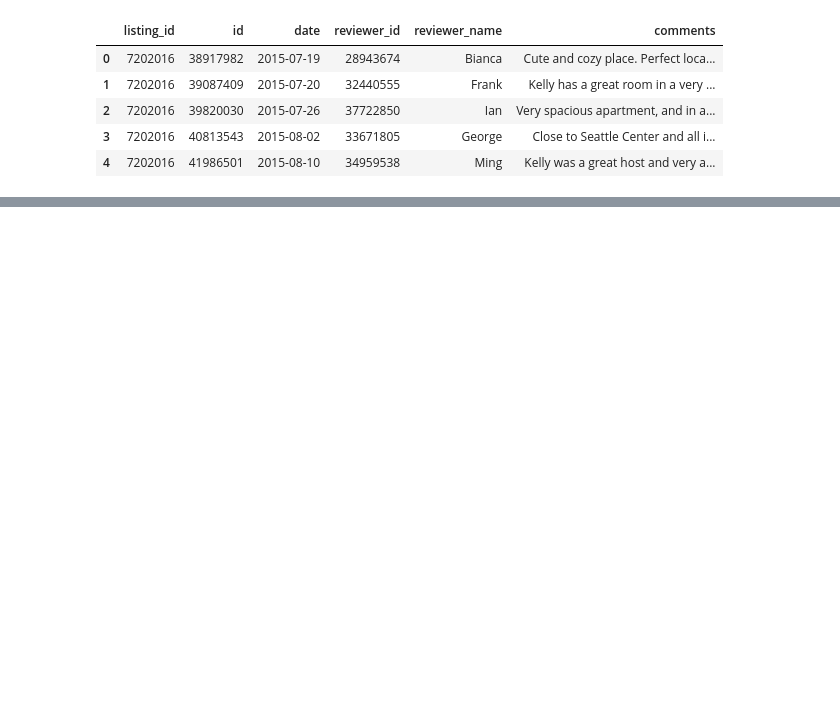
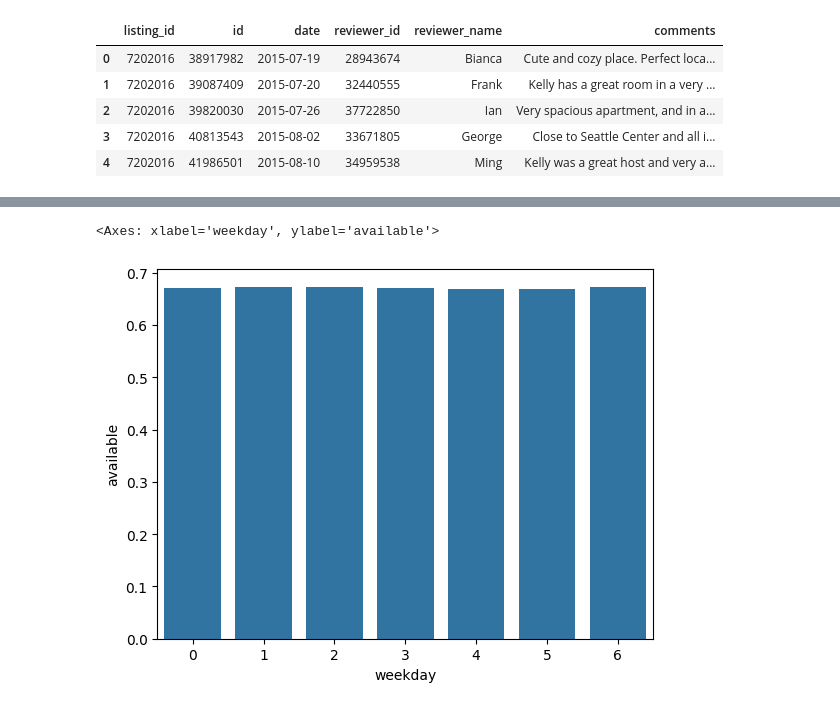
Before and after one commit to tuhuyc3/ds-nano-hh, a Jupyter notebook: my_1st_project.ipynb, the cells around one changed output, grey strips where cells are left out. Drawn from its saved outputs; the diff is of its cells as text; code cells hidden in the pictures; blank space fills up the shorter version.

```diff
--- a/my_1st_project.ipynb
+++ b/my_1st_project.ipynb
@@ -37,0 +232,7 @@ reviews.head()
+# %%
+# weekday availability rate
+weekday_avai_rate = calendar.groupby('weekday')['available'].mean()
+sns.barplot(weekday_avai_rate)
+# %% [output]
+<Axes: xlabel='weekday', ylabel='available'>
+[figure, added]
```
Also changed, not shown: parts of 33 cells of this notebook, 2 other files.
